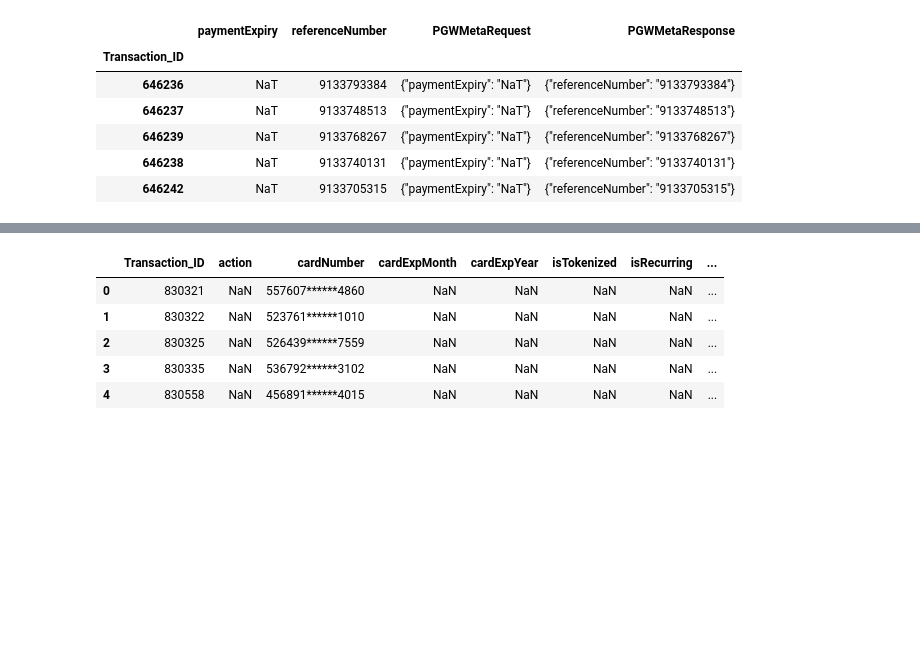
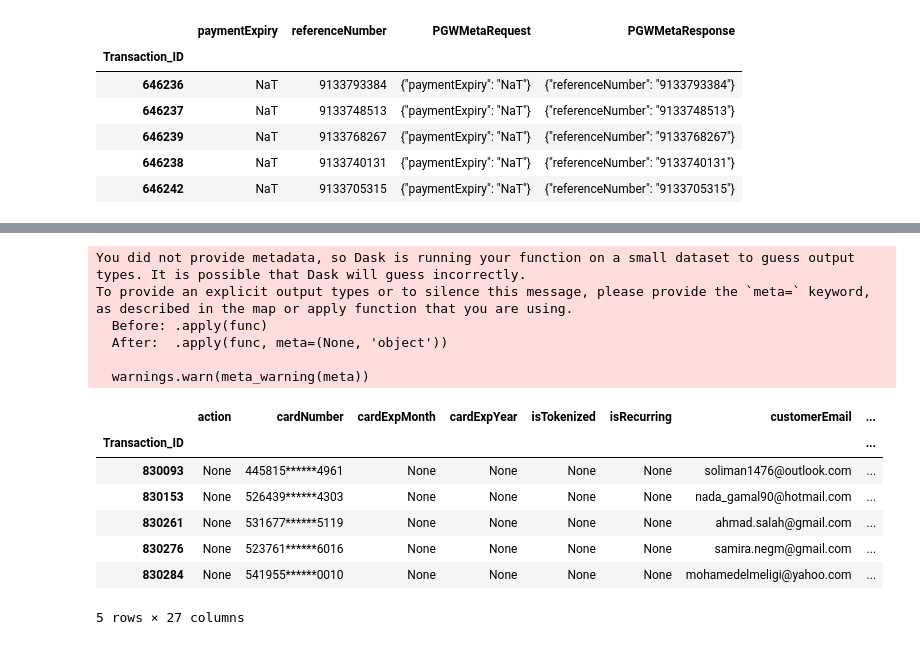
Before and after one commit to heshamh96/CowPay_Migration, a Jupyter notebook: Python_Scripts/OrderTransactions_jsons.ipynb, the cells around one changed output, grey strips where cells are left out. Cells and saved outputs as stored; diff of their text form; code cells hidden in the pictures; blank space fills up the shorter version.

Commit message:
H- Finished Transferring Jsons

```diff
--- a/Python_Scripts/OrderTransactions_jsons.ipynb
+++ b/Python_Scripts/OrderTransactions_jsons.ipynb
@@ -33,4 +33,5 @@ def Apply_Bosta_Request(row):
 def Apply_Akurateko_Request(row):
     json_ser='''{"action":"Sale","cardNumber":"411111******1111","cardExpMonth":"01","cardExpYear":"2024","isTokenized":true,"isRecurring":true,"customerEmail":"doe@example.com","period":null,"initPeriod":null,"times":null,"cardToken":null,"termUrl3ds":null,"transId":null,"recurringToken":null,"recurringFirstTransId":null,"amount":0.0}'''
     json_des=json.loads(json_ser)
-    json_des.update()
+    json_des.update({"action":row.action,"cardNumber":row.cardNumber,"cardExpMonth":row.cardExpMonth,"cardExpYear":row.cardExpYear,"isTokenized":row.isTokenized,"isRecurring":row.isRecurring,"customerEmail":row.customerEmail,"period":row.period,"initPeriod":row.initPeriod,"times":row.times,"cardToken":row.cardToken,"termUrl3ds":row.termUrl3ds,"transId":row.transId,"recurringToken":row.recurringToken,"recurringFirstTransId":row.recurringFirstTransId,"amount":row.amount})
+    return json.dumps(json_des)
@@ -102,13 +100,23 @@ To provide an explicit output types or to silence this message, please provide t
-# %%
-
-#df1 = dfi.cowpay_spark_df(spark,Akurateko_Transactions,conn.CowPay_Production_Simulation_DB_JDBC)
-Akurateko_df = pds.read_sql(Akurateko_Transactions,conn.CowPay_Production_Simulation_DB_JDBC)
-
-Akurateko_df.head()
-# %% [output]
-|  | Transaction_ID | action | cardNumber | cardExpMonth | cardExpYear | isTokenized | isRecurring | ... |
-| 0 | 830321 | NaN | 557607******4860 | NaN | NaN | NaN | NaN | ... |
-| 1 | 830322 | NaN | 523761******1010 | NaN | NaN | NaN | NaN | ... |
-| 2 | 830325 | NaN | 526439******7559 | NaN | NaN | NaN | NaN | ... |
-| 3 | 830335 | NaN | 536792******3102 | NaN | NaN | NaN | NaN | ... |
-| 4 | 830558 | NaN | 456891******4015 | NaN | NaN | NaN | NaN | ... |
+# %%
+
+Akurateko_df = ddf.read_sql("Akurateko_Transactions",conn.CowPay_Production_Simulation_DB,index_col='Transaction_ID')
+#Akurateko_df= pd.DataFrame(Akurateko_df.compute())
+Akurateko_df['PGWMetaRequest']=Akurateko_df.apply(Apply_Akurateko_Request,axis=1)
+Akurateko_df['PGWMetaResponse']=NaT
+
+Akurateko_df.head()
+# %% [output]
+You did not provide metadata, so Dask is running your function on a small dataset to guess output types. It is possible that Dask will guess incorrectly.
+To provide an explicit output types or to silence this message, please provide the `meta=` keyword, as described in the map or apply function that you are using.
+  Before: .apply(func)
+  After:  .apply(func, meta=(None, 'object'))
+
+  warnings.warn(meta_warning(meta))
+|  | action | cardNumber | cardExpMonth | cardExpYear | isTokenized | isRecurring | customerEmail | ... |
+| Transaction_ID |  |  |  |  |  |  |  | ... |
+| 830093 | None | 445815******4961 | None | None | None | None | soliman1476@outlook.com | ... |
+| 830153 | None | 526439******4303 | None | None | None | None | nada_gamal90@hotmail.com | ... |
+| 830261 | None | 531677******5119 | None | None | None | None | ahmad.salah@gmail.com | ... |
+| 830276 | None | 523761******6016 | None | None | None | None | samira.negm@gmail.com | ... |
+| 830284 | None | 541955******0010 | None | None | None | None | mohamedelmeligi@yahoo.com | ... |
+5 rows × 27 columns
```
Also changed, not shown: parts of 11 cells of this notebook, 2 other files.
